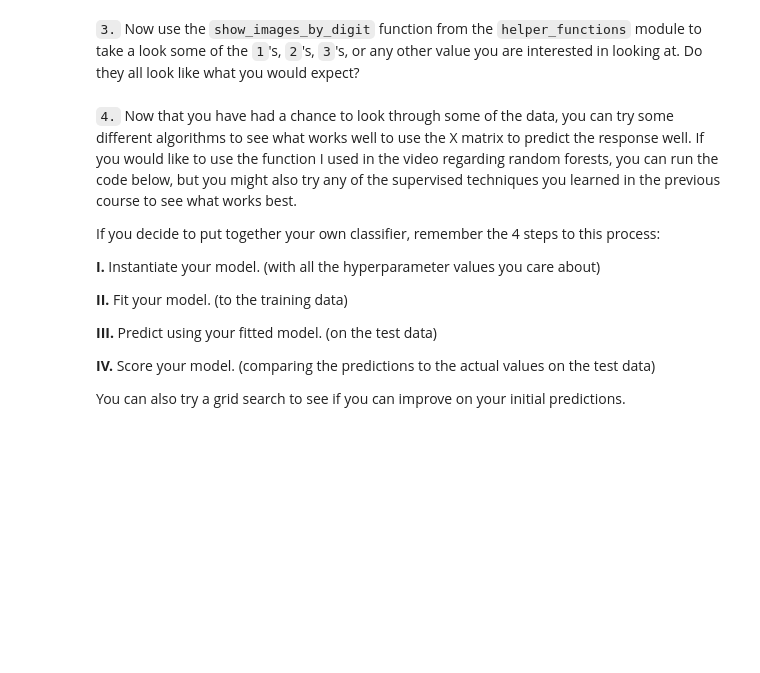
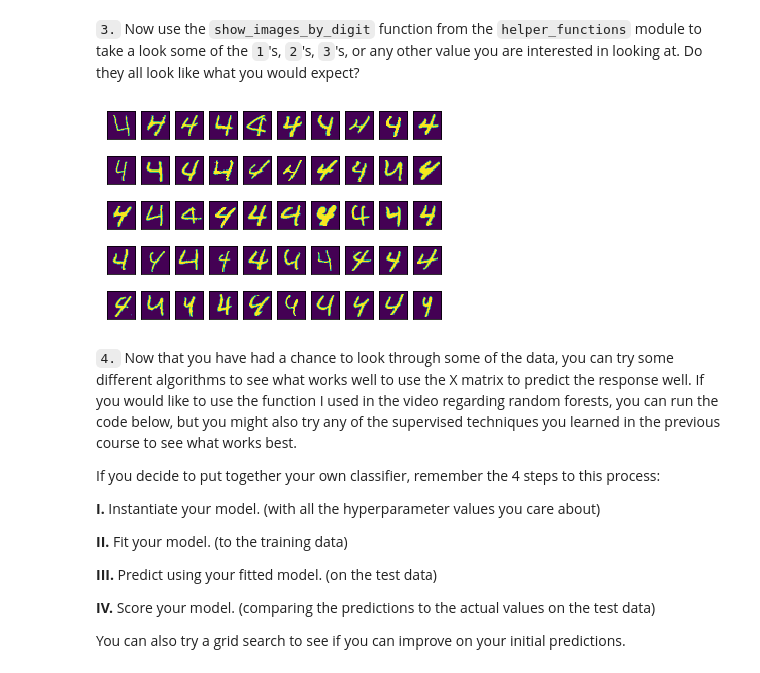
Before and after one commit to D5mit/Udacity_Data_Science, a Jupyter notebook: Unsupervised_Learning/PCA/PCA_1.ipynb, the cells around one changed output. Saved outputs shown, nothing was run; the diff lists cells and outputs as text; code cells hidden in the pictures; blank space fills up the shorter version.

```diff
--- a/Unsupervised_Learning/PCA/PCA_1.ipynb
+++ b/Unsupervised_Learning/PCA/PCA_1.ipynb
@@ -33,7 +87,9 @@ t.question_two_check(y, X)
 # %% [markdown]
 `3.` Now use the `show_images_by_digit` function from the `helper_functions` module to take a look some of the `1`'s, `2`'s, `3`'s, or any other value you are interested in looking at.  Do they all look like what you would expect?
 # %%
-show_images_by_digit(2) # Try looking at a few other digits
+show_images_by_digit(4) # Try looking at a few other digits
+# %% [output]
+[figure, added]
 # %% [markdown]
 `4.` Now that you have had a chance to look through some of the data, you can try some different algorithms to see what works well to use the X matrix to predict the response well.  If you would like to use the function I used in the video regarding random forests, you can run the code below, but you might also try any of the supervised techniques you learned in the previous course to see what works best.
 
```
Also changed, not shown: parts of 16 cells of this notebook, 1 other file.
